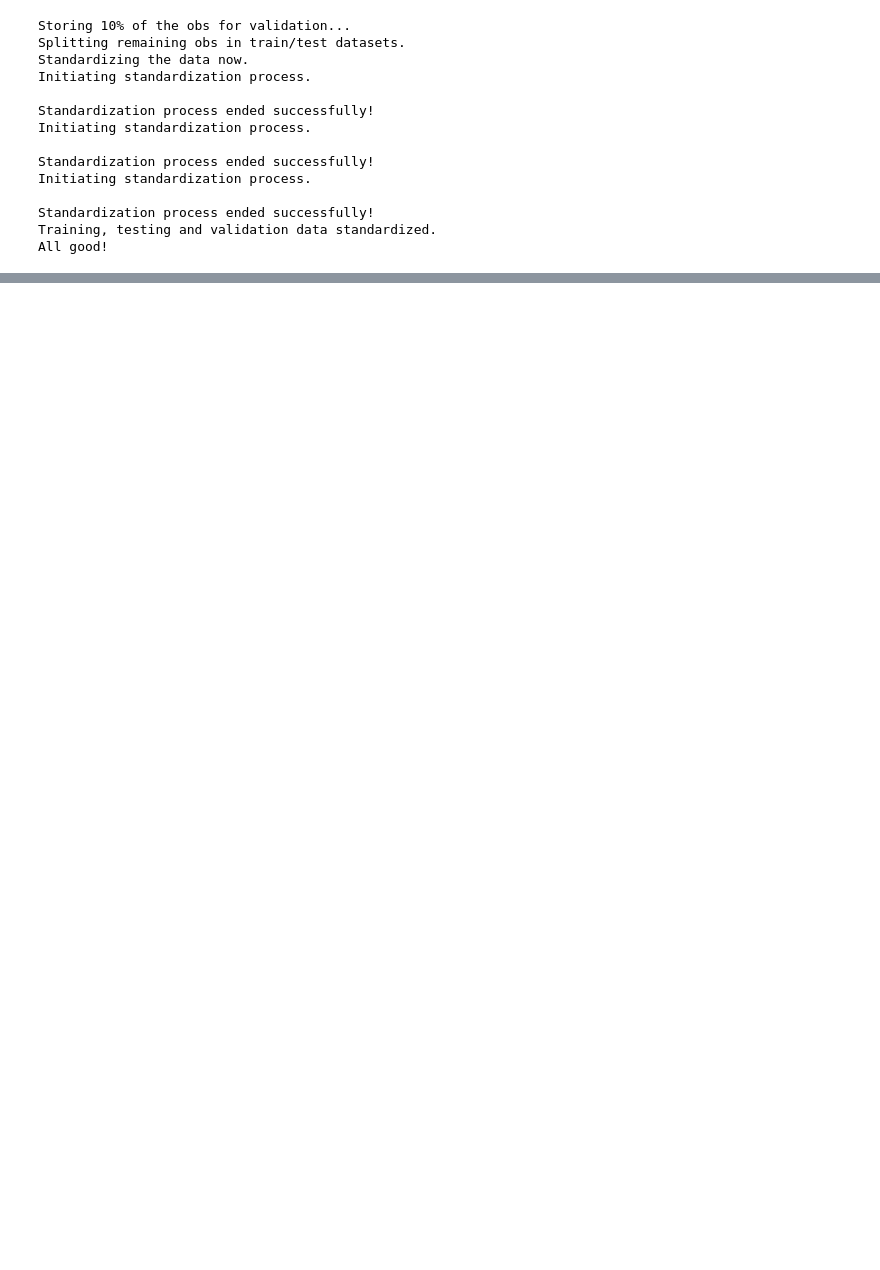
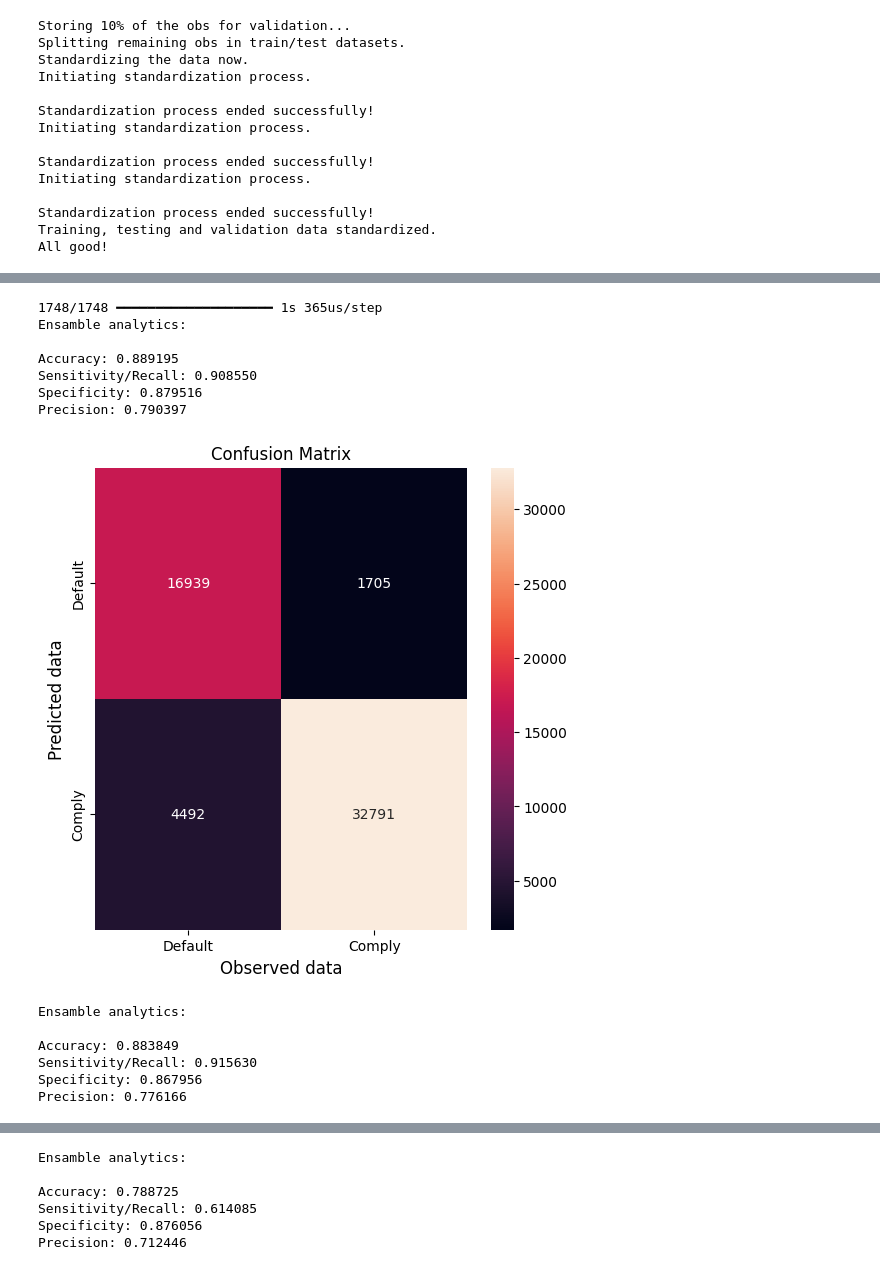
Before and after one commit to CarecaRS/NovaIMS_PM, a Jupyter notebook: project.ipynb, the cells around one changed output, grey strips where cells are left out. Drawn from its saved outputs; the diff is of its cells as text; code cells hidden in the pictures; blank space fills up the shorter version.

```diff
--- a/project.ipynb
+++ b/project.ipynb
@@ -669,0 +690,71 @@ Machine Learning (Boosting) Model 20251202-1911 training successfully completed
+# %%
+# As expected, the neural network performed the worst between the three models,
+# this is due to the constrains on data available (too little observations)
+
+# Let's try an ensemble some models
+from sklearn import metrics
+import matplotlib.pyplot as plt
+import seaborn as sns
+from datetime import timedelta
+from sklearn.metrics import precision_score, recall_score, accuracy_score
+
+ens_cat_test = classif_cat.predict(teste_x)
+ens_lr_test = classif_skl_lr.predict(teste_x)
+ens_nn_test = classif_nn.predict(teste_x)
+
+# Ensambles 2x2
+ens_catlr = round(pd.Series(ens_cat_test + ens_lr_test)*1.1/2)
+ens_catnn = round(pd.Series(ens_cat_test + ens_nn_test.reshape(-1))*1.1/2)
+ens_nnlr = round(pd.Series(ens_nn_test.reshape(-1) + ens_lr_test)*1.1/2)
+
+# Ensamble of all models
+everyone = round(pd.Series(ens_nn_test.reshape(-1) + ens_lr_test + ens_cat_test)*1.1/3)
+
+color = 'rocket'
+relacao = [ens_catlr, ens_catnn, ens_nnlr, everyone]
+
+
+for ypred in relacao:
+    acc = accuracy_score(teste_y, ypred)  # cálculo accuracy (eficiência geral do modelo)
+    sens = recall_score(teste_y, ypred, pos_label=1)  # cálculo da sensitividade/recall (taxa de acerto dos eventos)
+    spec = recall_score(teste_y, ypred, pos_label=0)  # cálculo da especificidade (taxa de acerto dos não-eventos)
+    prec = precision_score(teste_y, ypred)  # taxa de acerto dos positivos totais (TP/(TP+FP))
+
+    print(f'Ensamble analytics:\n')
+    print(f'Accuracy: {acc:.6f}')
+    print(f'Sensitivity/Recall: {sens:.6f}')
+    print(f'Specificity: {spec:.6f}')
+    print(f'Precision: {prec:.6f}')
+    print('\n')
+
+
+    # ------ Matriz de confusão
+    conf_matrix = metrics.confusion_matrix(teste_y.values.astype('int'), ypred, labels=[1, 0])
+    plt.figure(figsize=(6, 6))
+    sns.heatmap(conf_matrix,
+                fmt='d',
+                annot=True,
+                cmap=color,
+                xticklabels=['Default', 'Comply'],
+                yticklabels=['Default', 'Comply'])
+    plt.title(f'Confusion Matrix', fontsize=12)
+    plt.xlabel('Observed data', fontsize=12)
+    plt.ylabel('Predicted data', fontsize=12)
+    plt.show()
+
+# No ensamble model had better metrics than each individually
+# %% [output]
+1748/1748 ━━━━━━━━━━━━━━━━━━━━ 1s 365us/step
+Ensamble analytics:
+
+Accuracy: 0.889195
+Sensitivity/Recall: 0.908550
+Specificity: 0.879516
+Precision: 0.790397
+[figure, added]
+Ensamble analytics:
+
+Accuracy: 0.883849
+Sensitivity/Recall: 0.915630
+Specificity: 0.867956
+Precision: 0.776166
@@ -669,0 +762,6 @@ Machine Learning (Boosting) Model 20251202-1911 training successfully completed
+Ensamble analytics:
+
+Accuracy: 0.788725
+Sensitivity/Recall: 0.614085
+Specificity: 0.876056
+Precision: 0.712446
```
Also changed, not shown: parts of 7 cells of this notebook.
